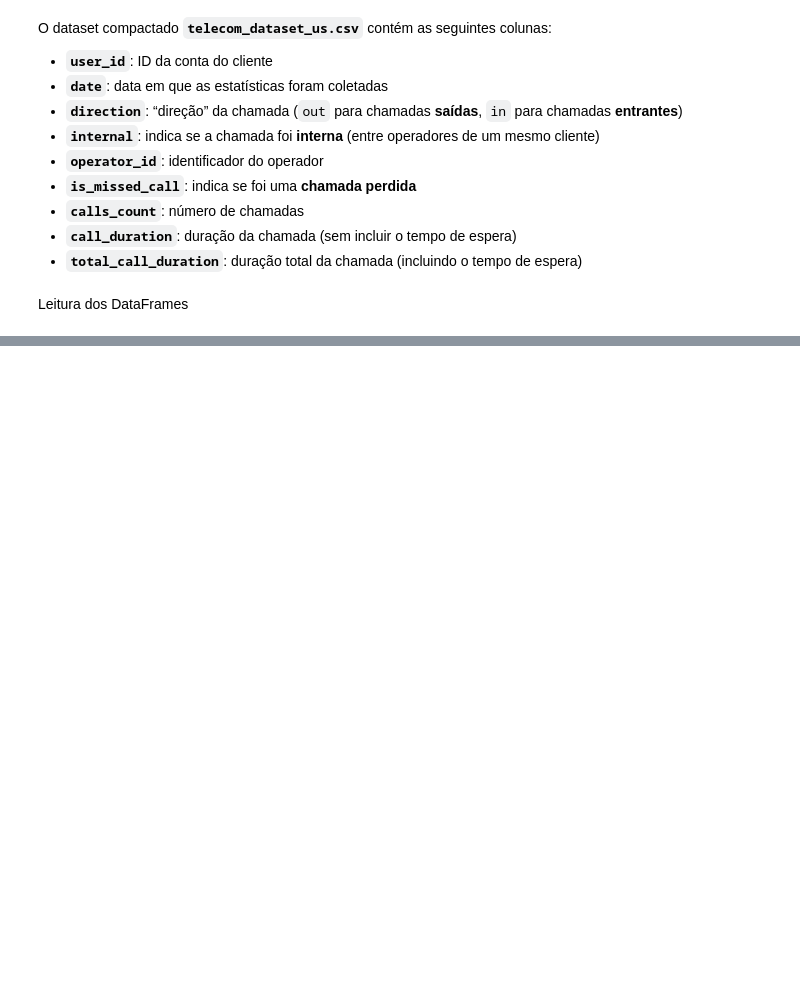
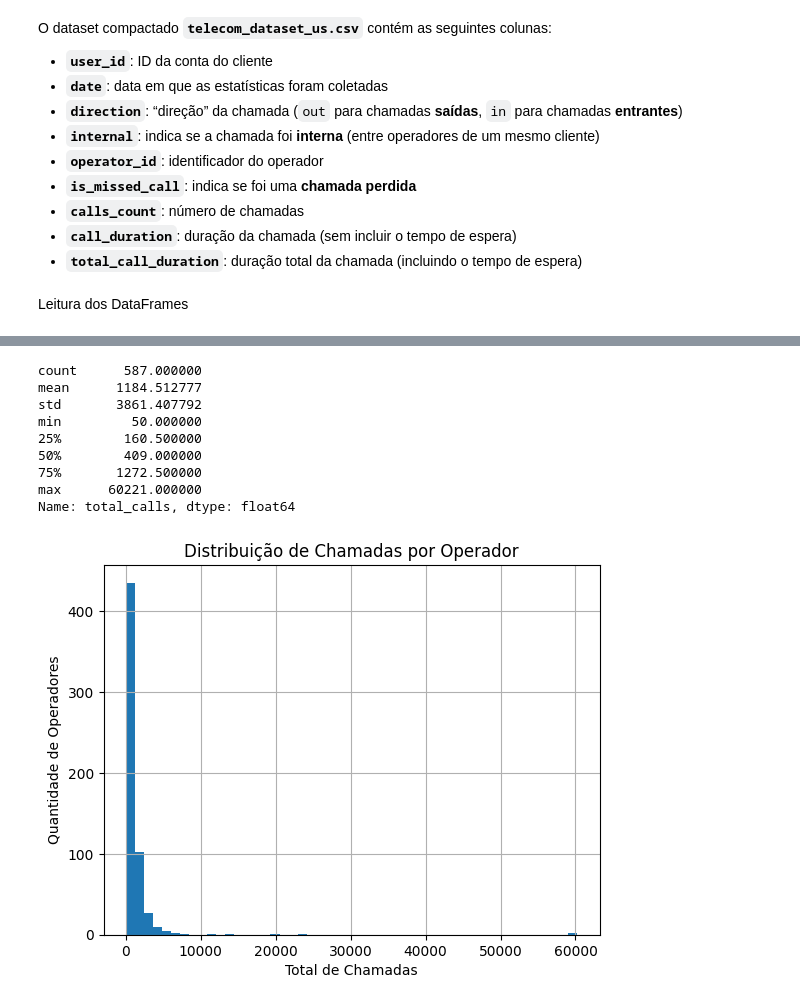
Before and after one commit to ezodia1/PROJETO-FINAL, a Jupyter notebook: projetofinal.ipynb, the cells around one changed output, grey strips where cells are left out. Cells and saved outputs as stored; diff of their text form; code cells hidden in the pictures; blank space fills up the shorter version.

```diff
--- a/projetofinal.ipynb
+++ b/projetofinal.ipynb
@@ -65,0 +157,4 @@ display(df_data.sample(30))
+# %%
+df_grouped = df_grouped[df_grouped['total_calls'] >= 50]
+print(df_grouped.shape)
+display(df_grouped.head(20))
@@ -65,0 +180,18 @@ display(df_data.sample(30))
+# %%
+print(df_grouped['total_calls'].describe())
+df_grouped['total_calls'].hist(bins=50)
+plt.xlabel('Total de Chamadas')
+plt.ylabel('Quantidade de Operadores')
+plt.title('Distribuição de Chamadas por Operador')
+plt.show()
+# %% [output]
+count      587.000000
+mean      1184.512777
+std       3861.407792
+min         50.000000
+25%        160.500000
+50%        409.000000
+75%       1272.500000
+max      60221.000000
+Name: total_calls, dtype: float64
+[figure, added]
```
Also changed, not shown: parts of 20 cells of this notebook.
